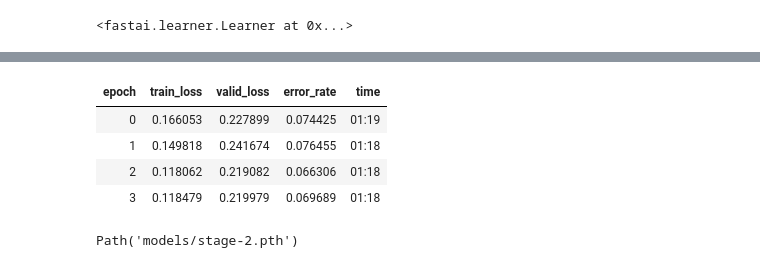
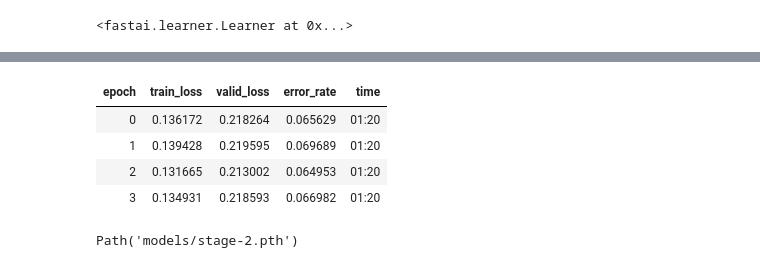
Before and after one commit to pnvijay/walk_with_fastai, a Jupyter notebook: 1_PETS.ipynb, the cells around one changed output, grey strips where cells are left out. Saved outputs shown, nothing was run; the diff lists cells and outputs as text; code cells hidden in the pictures.

```diff
--- a/1_PETS.ipynb
+++ b/1_PETS.ipynb
@@ -206,5 +228,5 @@ SuggestedLRs(lr_min=1.58489319801447e-07, lr_steep=9.12010818865383e-07)
 # %%
 learn.unfreeze()
-learn.fit_one_cycle(4,lr_max=slice(1e-6,1e-4))
+learn.fit_one_cycle(4,lr_max=slice(5e-6,8e-5))
 # %% [output]
 | epoch | train_loss | valid_loss | error_rate | time |
@@ -215,11 +243,11 @@ learn.fit_one_cycle(4,lr_max=slice(1e-6,1e-4))
 # %%
-learn.fit_one_cycle(4,lr_max=slice(1e-6,1e-4))
+learn.fit_one_cycle(4,lr_max=1e-7)
 # %% [output]
 | epoch | train_loss | valid_loss | error_rate | time |
-| 0 | 0.166053 | 0.227899 | 0.074425 | 01:19 |
-| 1 | 0.149818 | 0.241674 | 0.076455 | 01:18 |
-| 2 | 0.118062 | 0.219082 | 0.066306 | 01:18 |
-| 3 | 0.118479 | 0.219979 | 0.069689 | 01:18 |
+| 0 | 0.136172 | 0.218264 | 0.065629 | 01:20 |
+| 1 | 0.139428 | 0.219595 | 0.069689 | 01:20 |
+| 2 | 0.131665 | 0.213002 | 0.064953 | 01:20 |
+| 3 | 0.134931 | 0.218593 | 0.066982 | 01:20 |
 # %%
 learn.save('stage-2')
 # %% [output]
```
Also changed, not shown: parts of 22 cells of this notebook.
